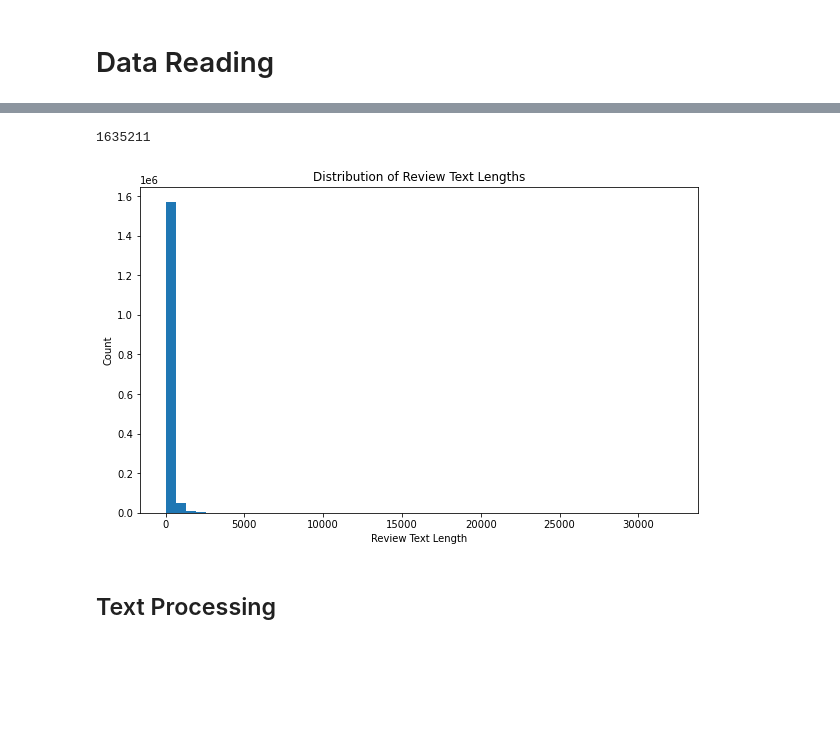
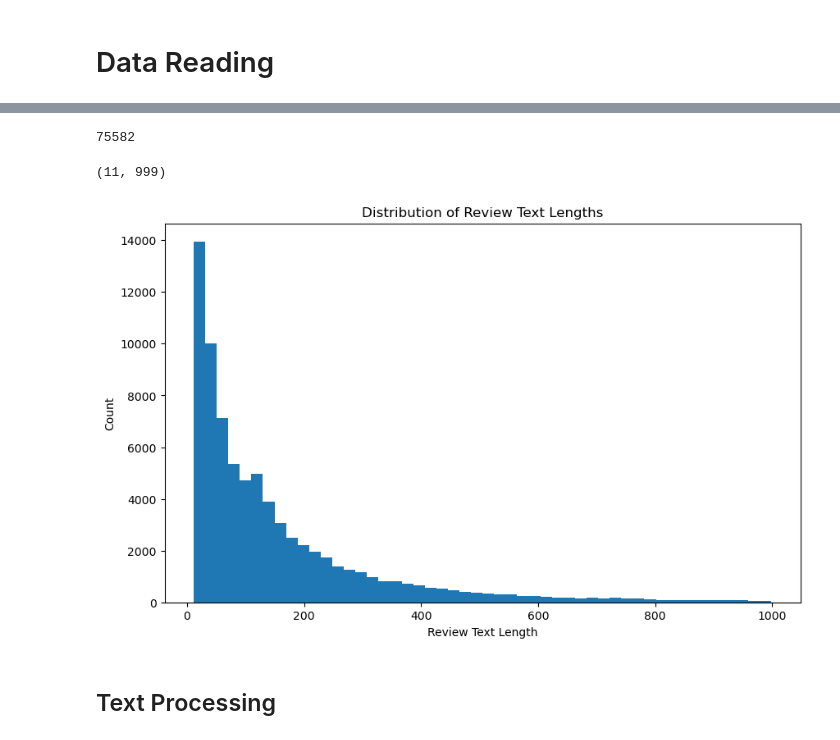
Before and after one commit to wan19990901/DC_project, a Jupyter notebook: Final_Project.ipynb, the cells around one changed output, grey strips where cells are left out. Cells and saved outputs as stored; diff of their text form; code cells hidden in the pictures; blank space fills up the shorter version.

```diff
--- a/Final_Project.ipynb
+++ b/Final_Project.ipynb
@@ -108,3 +96,8 @@ df = df.filter(col('verified') == True)
 
 # Feature Engineering - creating a new feature for the length of the reviewText
 df = df.withColumn('reviewText_length', length(col('reviewText')))
+# %%
+# Sample a fraction of the data (5%)
+fraction = 0.05
+seed = 42  # You can choose any number for the seed
+df = df.sample(False, fraction, seed)
@@ -111,4 +118,4 @@ df = df.withColumn('reviewText_length', length(col('reviewText')))
 # %%
 df.count()
 # %% [output]
-1635211
+75582
@@ -117,14 +121,0 @@ review_lengths = df.select('reviewText_length').rdd.flatMap(lambda x: x).collect
-# %%
-# Now convert this list to a Pandas Series
-pd_series = pd.Series(review_lengths)
-
-# Plotting the distribution of reviewText_length using Pandas/Matplotlib
-plt.figure(figsize=(10, 6))
-pd_series.hist(bins=50)  # Adjust the number of bins for your specific dataset
-plt.title('Distribution of Review Text Lengths')
-plt.xlabel('Review Text Length')
-plt.ylabel('Count')
-plt.grid(False)
-plt.show()
-# %% [output]
-[figure, removed]
@@ -135,3 +122,41 @@ df = df.filter(col('reviewText_length') < 1000)  # Example threshold
+# %%
+# Find the range for 'reviewText_length'
+min_length, max_length = df.selectExpr("min(reviewText_length)", "max(reviewText_length)").first()
+
+min_length,max_length
+# %% [output]
+(11, 999)
+# %%
+# Number of bins for the histogram
+num_bins = 50
+
+# Compute the bin size
+bin_size = (max_length - min_length) / num_bins
+
+# Create bins and count the number of records in each bin
+bins_expr = [
+    ((col('reviewText_length') - min_length) / bin_size).cast('integer').alias('bin')
+]
+histogram_df = df.select(*bins_expr).groupBy('bin').count()
+
+# Collect the histogram data
+histogram_data = histogram_df.sort('bin').collect()
+
+# Prepare data for plotting
+bins = [min_length + bin_size * i for i in range(num_bins + 1)]
+counts = [0] * num_bins
+for row in histogram_data:
+    counts[row['bin']] = row['count']
+
+plt.figure(figsize=(10, 6))
+plt.hist(bins[:-1], bins=bins, weights=counts)
+plt.title('Distribution of Review Text Lengths')
+plt.xlabel('Review Text Length')
+plt.ylabel('Count')
+plt.grid(False)
+plt.show()
+# %% [output]
+[figure, added]
 # %% [markdown]
 ## Text Processing
 # %%
```
Also changed, not shown: parts of 66 cells of this notebook.
